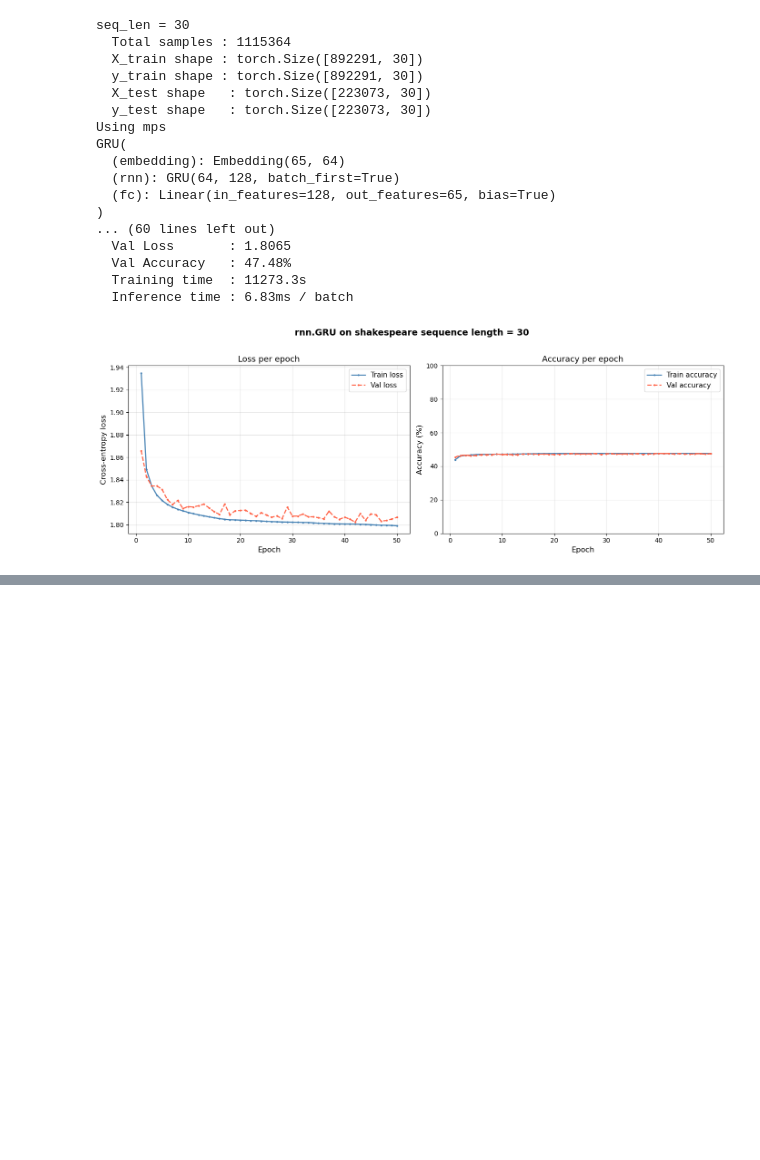
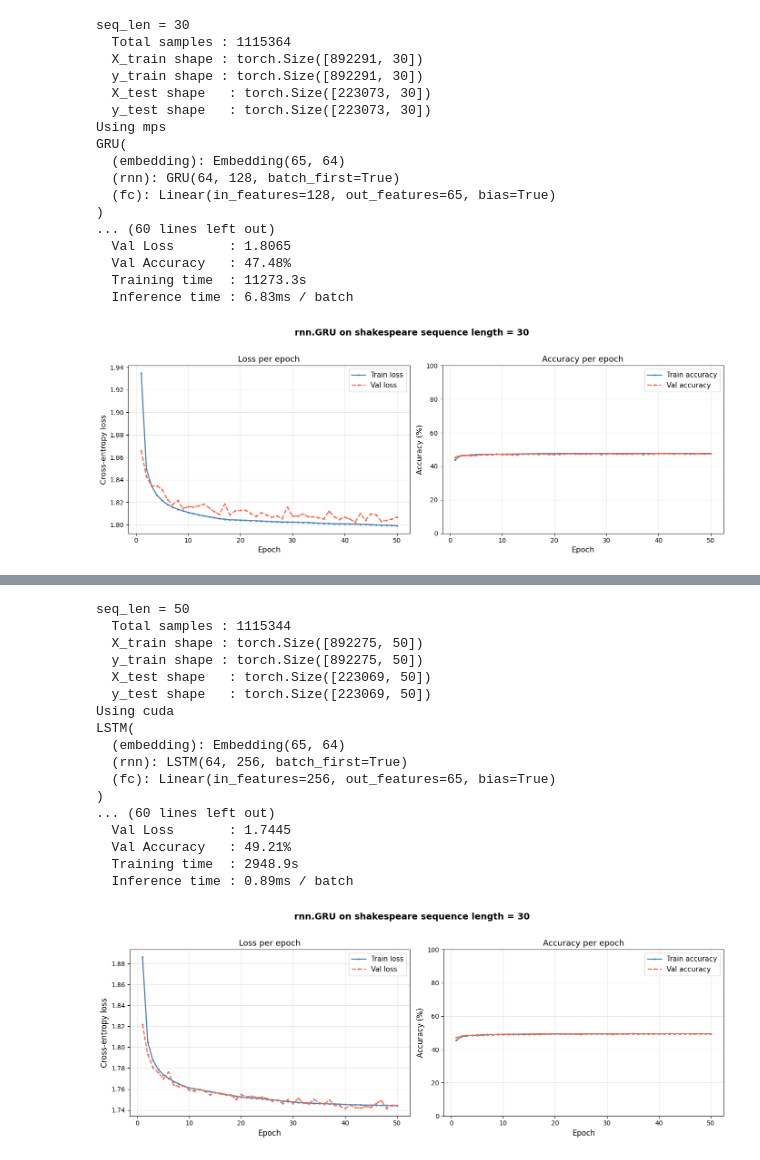
Before and after one commit to runo313/Deep-Learning, a Jupyter notebook: RNNs/RNN.ipynb, the cells around one changed output, grey strips where cells are left out. Cells and saved outputs as stored; diff of their text form; code cells hidden in the pictures; blank space fills up the shorter version.

```diff
--- a/RNNs/RNN.ipynb
+++ b/RNNs/RNN.ipynb
@@ -810,0 +910,40 @@ GRU(
+# %%
+X_train, X_test, y_train, y_test = create_input_output_seq(shakespeare_encoded_text, 50)
+lstm_exp2 = LSTM(eta = 0.001,n_iter = 50,batch_size= 128,random_state = 42,embed_size= 64,vocab_size= 65,hidden_size= 256)
+
+print(lstm_exp2)
+lstm_exp2.fit(X_train, y_train, X_test, y_test)
+
+total, trainable = count_parameters(lstm_exp2)
+print(f"Total parameters    : {total:,}")
+print(f"Trainable parameters: {trainable:,}")
+(f"Model size: {model_size_mb(lstm_exp2):.3f} MB")
+sample = X_test[:32]
+gru_inference_ms  = measure_inference_time(lstm_exp2,  sample)
+#print(f"GRU  inference: {gru_inference_ms:.2f}ms per batch")
+
+model_summary("GRU shakespeare data seq_len=20", lstm_exp2,
+              lstm_exp2.val_losses_[-1],
+              lstm_exp2.val_accuracies_[-1],
+              lstm_exp2.training_time_,
+              gru_inference_ms)
+plot_curves(lstm_exp2, title='rnn.GRU on shakespeare sequence length = 30')
+# %% [output]
+seq_len = 50
+  Total samples : 1115344
+  X_train shape : torch.Size([892275, 50])
+  y_train shape : torch.Size([892275, 50])
+  X_test shape   : torch.Size([223069, 50])
+  y_test shape   : torch.Size([223069, 50])
+Using cuda
+LSTM(
+  (embedding): Embedding(65, 64)
+  (rnn): LSTM(64, 256, batch_first=True)
+  (fc): Linear(in_features=256, out_features=65, bias=True)
+)
+... (60 lines left out)
+  Val Loss       : 1.7445
+  Val Accuracy   : 49.21%
+  Training time  : 2948.9s
+  Inference time : 0.89ms / batch
+[figure, added]
```
Also changed, not shown: parts of 4 cells of this notebook.
